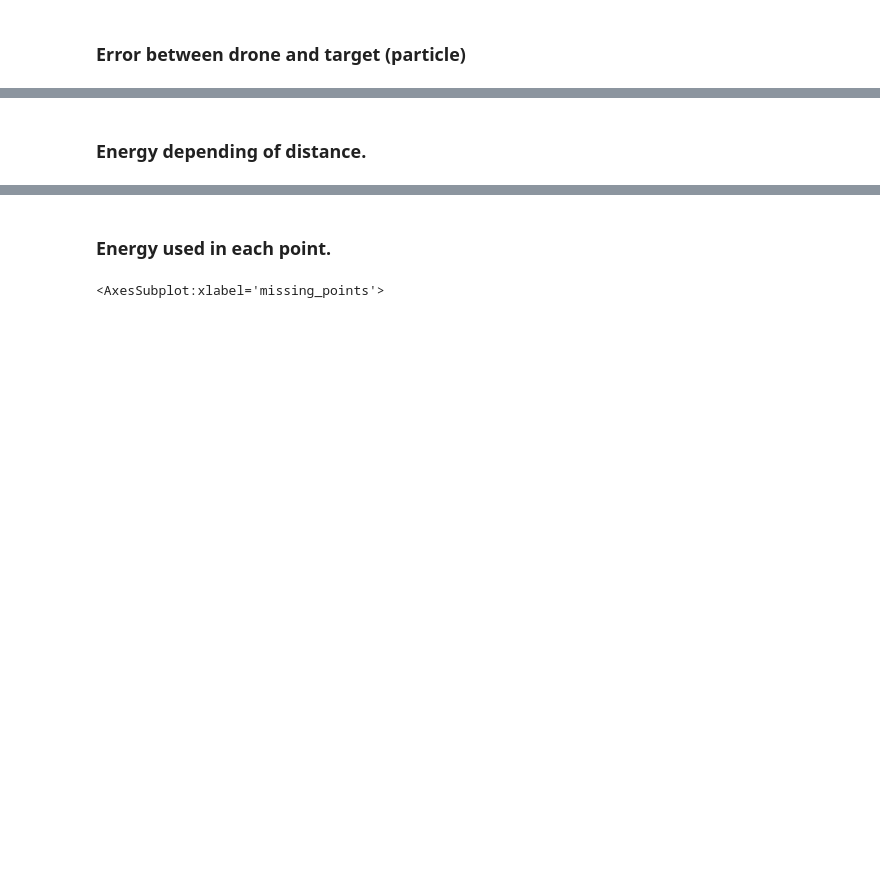
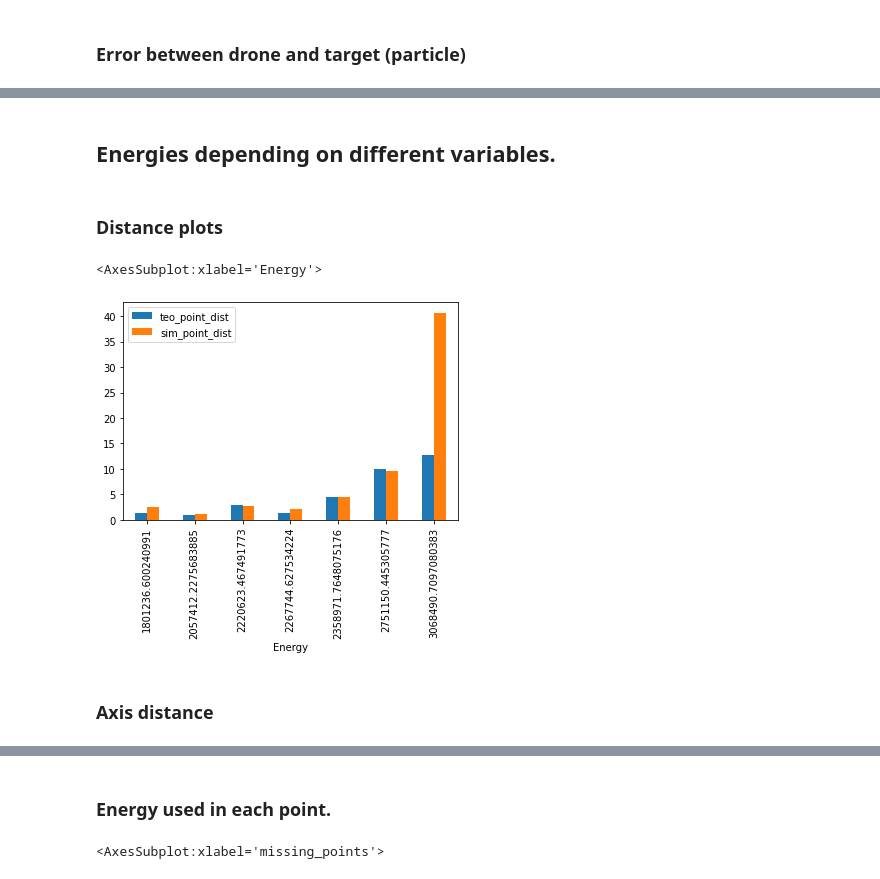
Before and after one commit to salogranada/drone_irrigation, a Jupyter notebook: src/scripts_ML/graphs.ipynb, the cells around one changed output, grey strips where cells are left out. Drawn from its saved outputs; the diff is of its cells as text; code cells hidden in the pictures; blank space fills up the shorter version.

```diff
--- a/src/scripts_ML/graphs.ipynb
+++ b/src/scripts_ML/graphs.ipynb
@@ -69,2 +71,16 @@ current_features_info.plot(x='missing_points', y = 'avg_error_target_dist', kind
+# %% [markdown]
+## Energies depending on different variables.
+# %% [markdown]
+### Distance plots
+# %%
+#Plot energy used depending of distance.
+#sortedDF_dist = current_features_info.sort_values(by=['teo_point_dist'])
+#sortedDF_dist.plot(x='teo_point_dist', y = 'Energy', kind = 'bar', color='blue')
+
+sortedDF_dist = current_features_info.sort_values(by=['Energy'])
+sortedDF_dist.plot(x='Energy', y = ['teo_point_dist','sim_point_dist'], kind = 'bar')
+# %% [output]
+<AxesSubplot:xlabel='Energy'>
+[figure, added]
 # %% [markdown]
-### Energy depending of distance.
+### Axis distance
```
Also changed, not shown: parts of 17 cells of this notebook.
